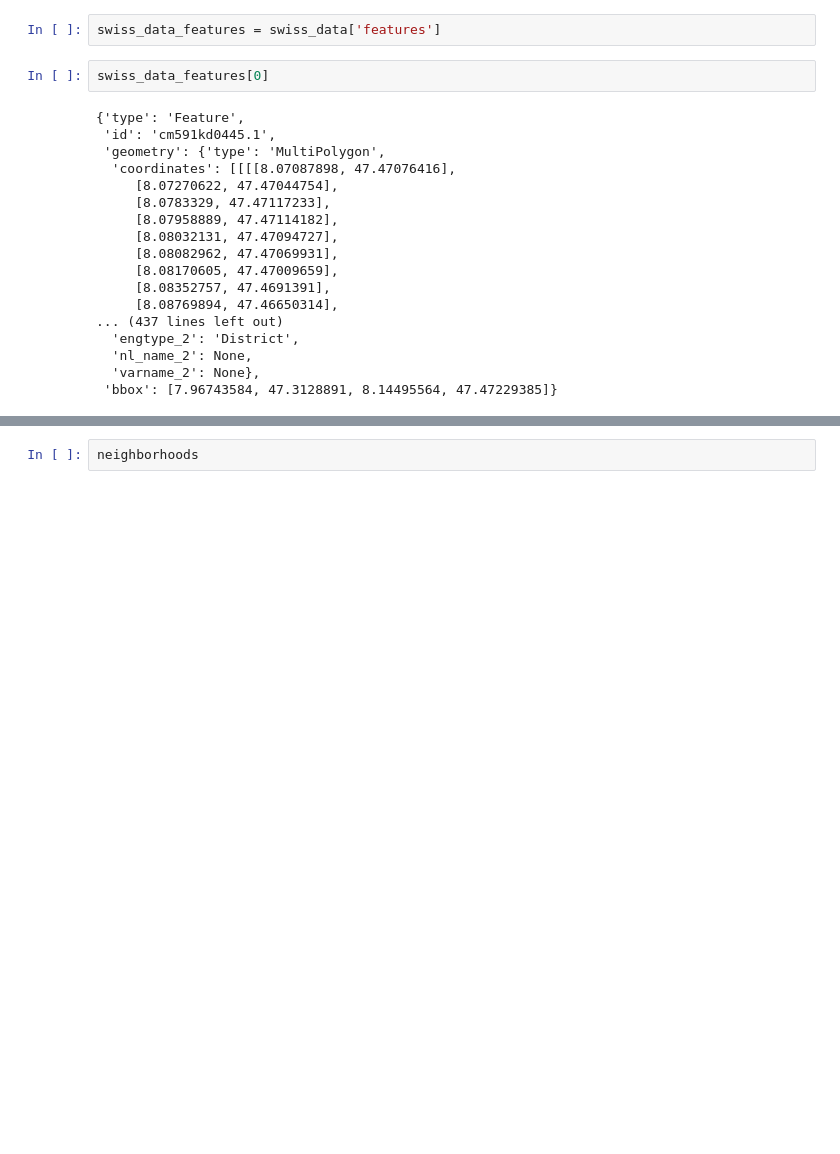
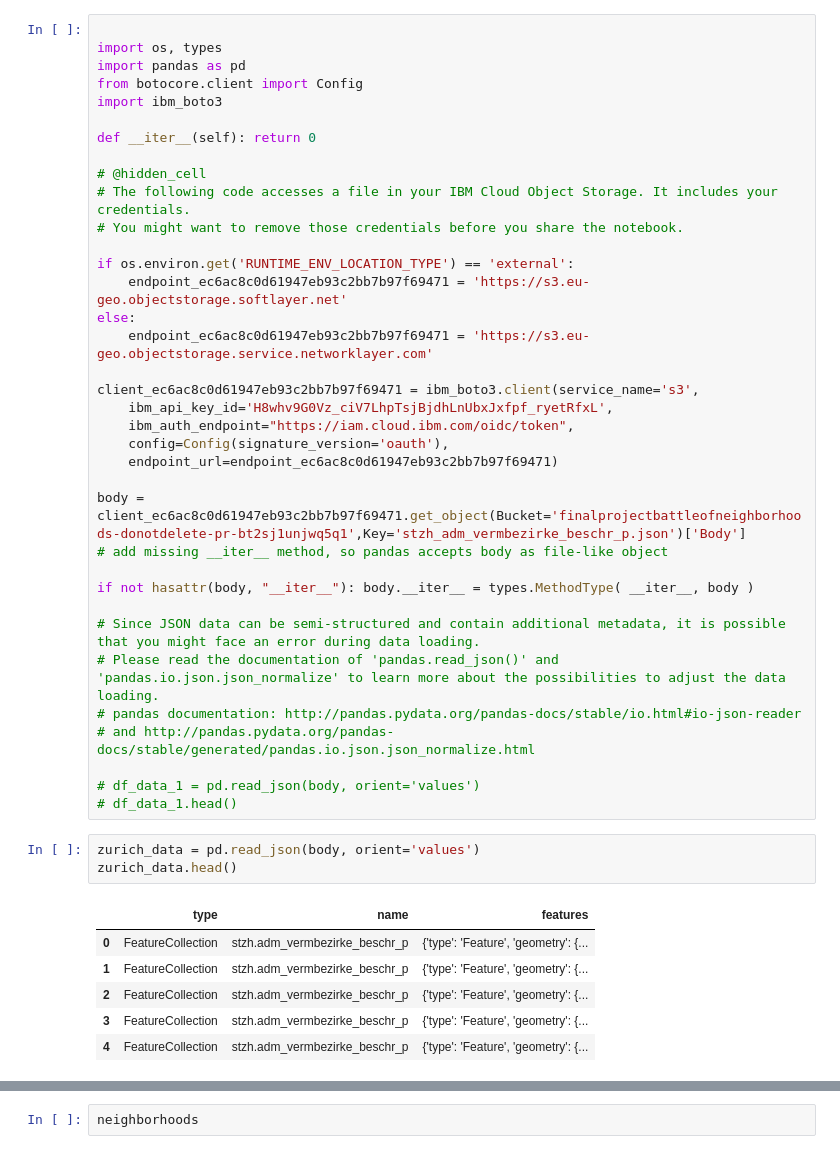
Before and after one commit to xanag/Coursera_Capstone, a Jupyter notebook: Final Capstone Project.ipynb, the cells around one changed output, grey strips where cells are left out. Saved outputs shown, nothing was run; the diff lists cells and outputs as text; blank space fills up the shorter version.

```diff
--- a/Final Capstone Project.ipynb
+++ b/Final Capstone Project.ipynb
@@ -76,22 +69,46 @@ zurich_data
-# %%
-swiss_data_features = swiss_data['features']
-# %%
-swiss_data_features[0]
-# %% [output]
-{'type': 'Feature',
- 'id': 'cm591kd0445.1',
- 'geometry': {'type': 'MultiPolygon',
-  'coordinates': [[[[8.07087898, 47.47076416],
-     [8.07270622, 47.47044754],
-     [8.0783329, 47.47117233],
-     [8.07958889, 47.47114182],
-     [8.08032131, 47.47094727],
-     [8.08082962, 47.47069931],
-     [8.08170605, 47.47009659],
-     [8.08352757, 47.4691391],
-     [8.08769894, 47.46650314],
-... (437 lines left out)
-  'engtype_2': 'District',
-  'nl_name_2': None,
-  'varname_2': None},
- 'bbox': [7.96743584, 47.3128891, 8.14495564, 47.47229385]}
+# %%
+
+import os, types
+import pandas as pd
+from botocore.client import Config
+import ibm_boto3
+
+def __iter__(self): return 0
+
+# @hidden_cell
+# The following code accesses a file in your IBM Cloud Object Storage. It includes your credentials.
+# You might want to remove those credentials before you share the notebook.
+
+if os.environ.get('RUNTIME_ENV_LOCATION_TYPE') == 'external':
+    endpoint_ec6ac8c0d61947eb93c2bb7b97f69471 = 'https://s3.eu-geo.objectstorage.softlayer.net'
+else:
+    endpoint_ec6ac8c0d61947eb93c2bb7b97f69471 = 'https://s3.eu-geo.objectstorage.service.networklayer.com'
+
+client_ec6ac8c0d61947eb93c2bb7b97f69471 = ibm_boto3.client(service_name='s3',
+    ibm_api_key_id='H8whv9G0Vz_ciV7LhpTsjBjdhLnUbxJxfpf_ryetRfxL',
+    ibm_auth_endpoint="https://iam.cloud.ibm.com/oidc/token",
+    config=Config(signature_version='oauth'),
+    endpoint_url=endpoint_ec6ac8c0d61947eb93c2bb7b97f69471)
+
+body = client_ec6ac8c0d61947eb93c2bb7b97f69471.get_object(Bucket='finalprojectbattleofneighborhoods-donotdelete-pr-bt2sj1unjwq5q1',Key='stzh_adm_vermbezirke_beschr_p.json')['Body']
+# add missing __iter__ method, so pandas accepts body as file-like object
+
+if not hasattr(body, "__iter__"): body.__iter__ = types.MethodType( __iter__, body )
+
+# Since JSON data can be semi-structured and contain additional metadata, it is possible that you might face an error during data loading.
+# Please read the documentation of 'pandas.read_json()' and 'pandas.io.json.json_normalize' to learn more about the possibilities to adjust the data loading.
+# pandas documentation: http://pandas.pydata.org/pandas-docs/stable/io.html#io-json-reader
+# and http://pandas.pydata.org/pandas-docs/stable/generated/pandas.io.json.json_normalize.html
+
+# df_data_1 = pd.read_json(body, orient='values')
+# df_data_1.head()
+# %%
+zurich_data = pd.read_json(body, orient='values')
+zurich_data.head()
+# %% [output]
+|  | type | name | features |
+| 0 | FeatureCollection | stzh.adm_vermbezirke_beschr_p | {'type': 'Feature', 'geometry': {... |
+| 1 | FeatureCollection | stzh.adm_vermbezirke_beschr_p | {'type': 'Feature', 'geometry': {... |
+| 2 | FeatureCollection | stzh.adm_vermbezirke_beschr_p | {'type': 'Feature', 'geometry': {... |
+| 3 | FeatureCollection | stzh.adm_vermbezirke_beschr_p | {'type': 'Feature', 'geometry': {... |
+| 4 | FeatureCollection | stzh.adm_vermbezirke_beschr_p | {'type': 'Feature', 'geometry': {... |
```
Also changed, not shown: parts of 15 cells of this notebook.
